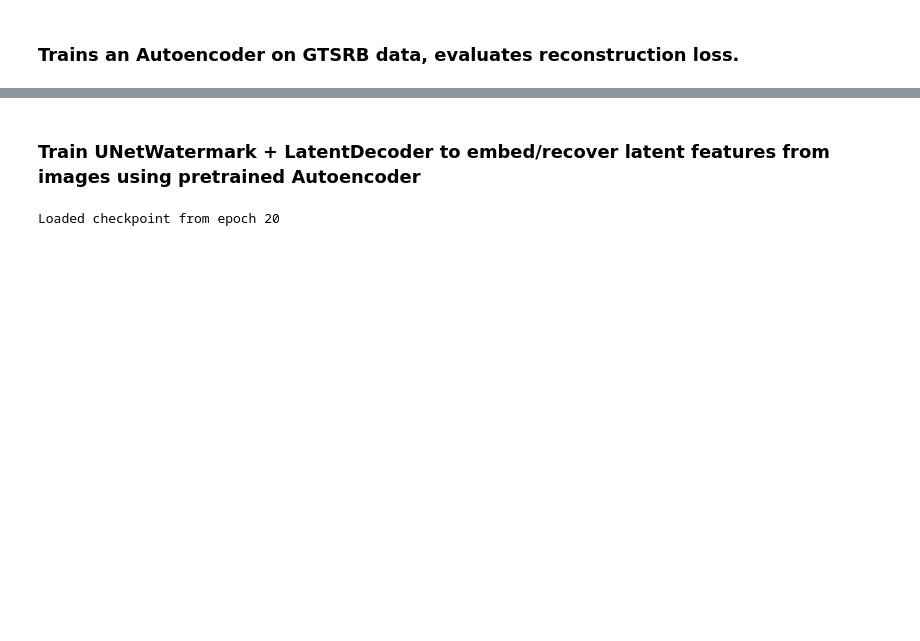
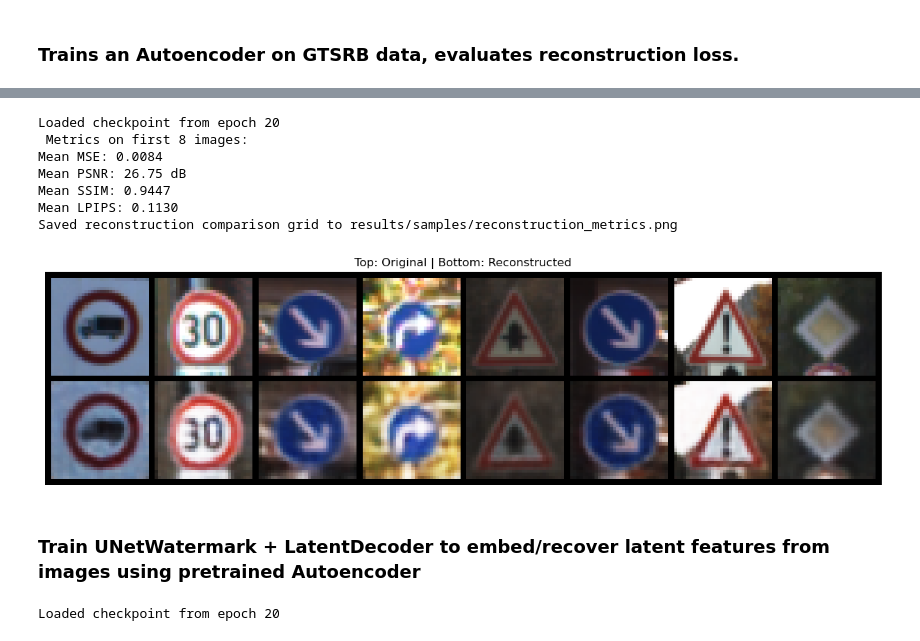
Before and after one commit to DEEPESHKUMARDWIVEDI/LatentWatermark-TSR, a Jupyter notebook: LatentWatermark_TSR.ipynb, the cells around one changed output, grey strips where cells are left out. Cells and saved outputs as stored; diff of their text form; code cells hidden in the pictures; blank space fills up the shorter version.

```diff
--- a/LatentWatermark_TSR.ipynb
+++ b/LatentWatermark_TSR.ipynb
@@ -185,3 +241,26 @@ print("Best checkpoint:", best_ckpt)
+# %%
+import importlib
+import utils.visualization as visualization
+importlib.reload(visualization)
+from utils.visualization import save_sample_with_metrics
+import models.autoencoder as autoencoder
+importlib.reload(autoencoder)
+
+from models.autoencoder import Autoencoder, load_checkpoint
+
+model = Autoencoder(latent_dim=512).to(device)
+load_checkpoint(model, optimizer=None, filename="results/checkpoints/autoencoder/autoencoder_best.pth", map_location=device)
+
+save_sample_with_metrics(model, test_loader, device, save_path="results/samples/reconstruction_metrics.png", num_images=8)
+# %% [output]
+Loaded checkpoint from epoch 20
+ Metrics on first 8 images:
+Mean MSE: 0.0084
+Mean PSNR: 26.75 dB
+Mean SSIM: 0.9447
+Mean LPIPS: 0.1130
+Saved reconstruction comparison grid to results/samples/reconstruction_metrics.png
+[figure, added]
 # %% [markdown]
 ### Train UNetWatermark + LatentDecoder to embed/recover latent features from images using pretrained Autoencoder
 # %%
```
Also changed, not shown: parts of 11 cells of this notebook, 24 other files.
